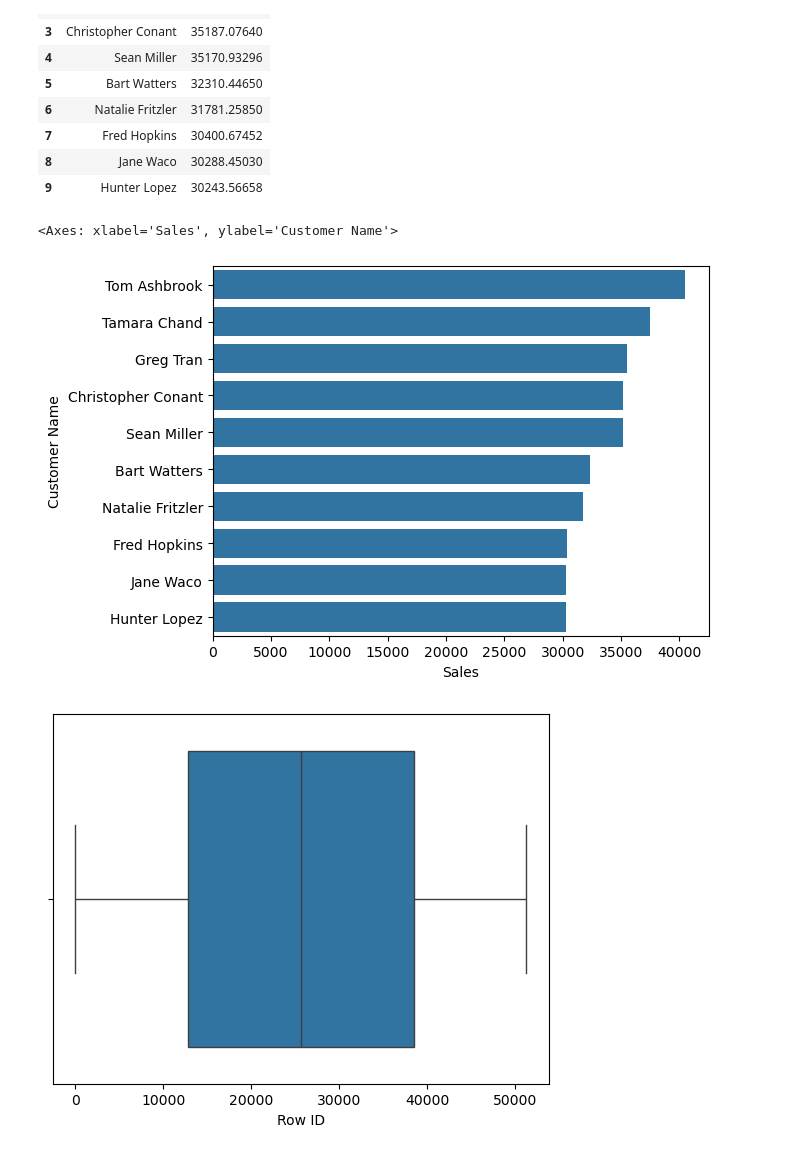
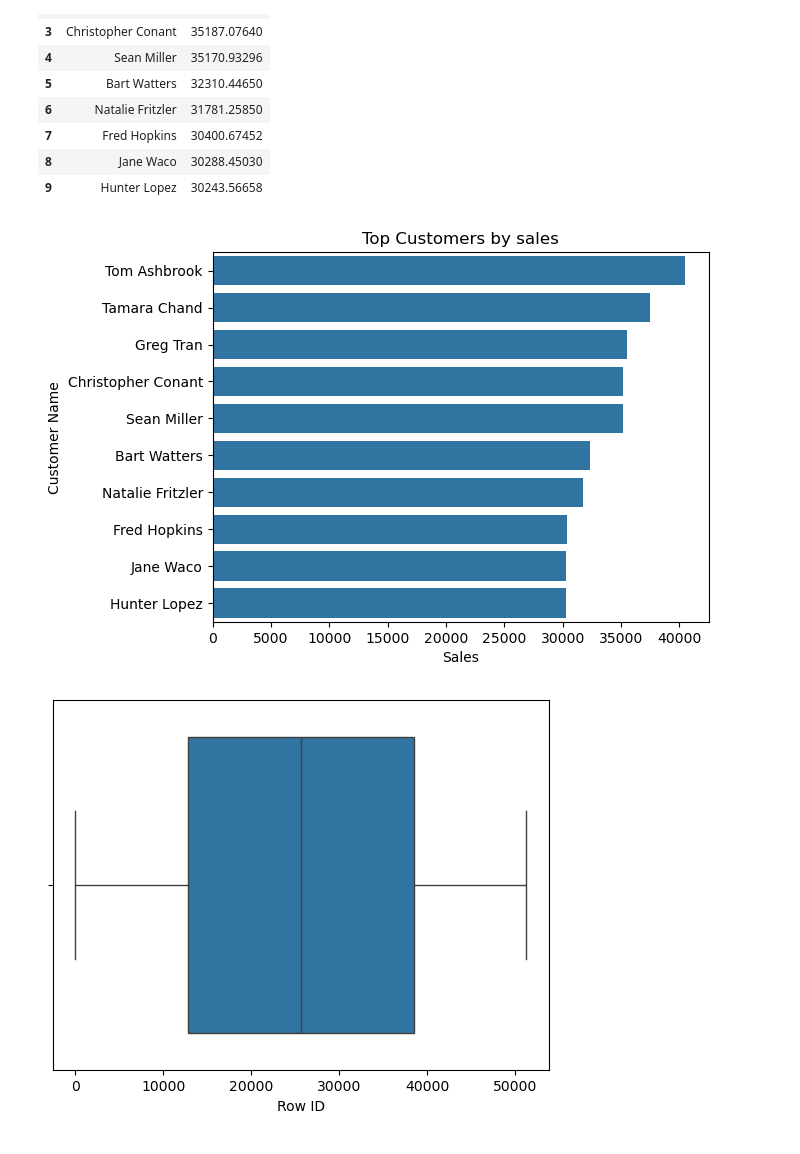
Before and after one commit to subbugnaik093/EDA_Projects, a Jupyter notebook: EDA_superstore.ipynb, the cells around one changed output. Saved outputs shown, nothing was run; the diff lists cells and outputs as text; code cells hidden in the pictures.

Commit message:
update EDA with new visualization

```diff
--- a/EDA_superstore.ipynb
+++ b/EDA_superstore.ipynb
@@ -48,14 +48,3 @@ Data columns (total 24 columns):
  23  Order Priority  51290 non-null  object
 dtypes: datetime64[ns](2), float64(5), int64(2), object(15)
 memory usage: 9.4+ MB
-# %%
-numCol=[]
-catCol=[]
-dateCol=[]
-for col in df.columns:
-    if df[col].dtype == 'O':
-        catCol.append(col)
-        if df[col].dtype == 'datetime64[ns]':
-            dateCol.append(col)
-    else:
-        numCol.append(col)
@@ -478,9 +371,10 @@ Top_Customer1
 | 9 | Hunter Lopez | 30243.56658 |
 # %%
 sns.barplot(x='Sales',y='Customer Name',data=Top_Customer1)
+plt.title('Top Customers by sales')
+plt.show()
 # %% [output]
-<Axes: xlabel='Sales', ylabel='Customer Name'>
-[figure, old version]
+[figure, new version]
 # %%
 for i in numCol:
     plt.figure()
```
Also changed, not shown: parts of 23 cells of this notebook.
